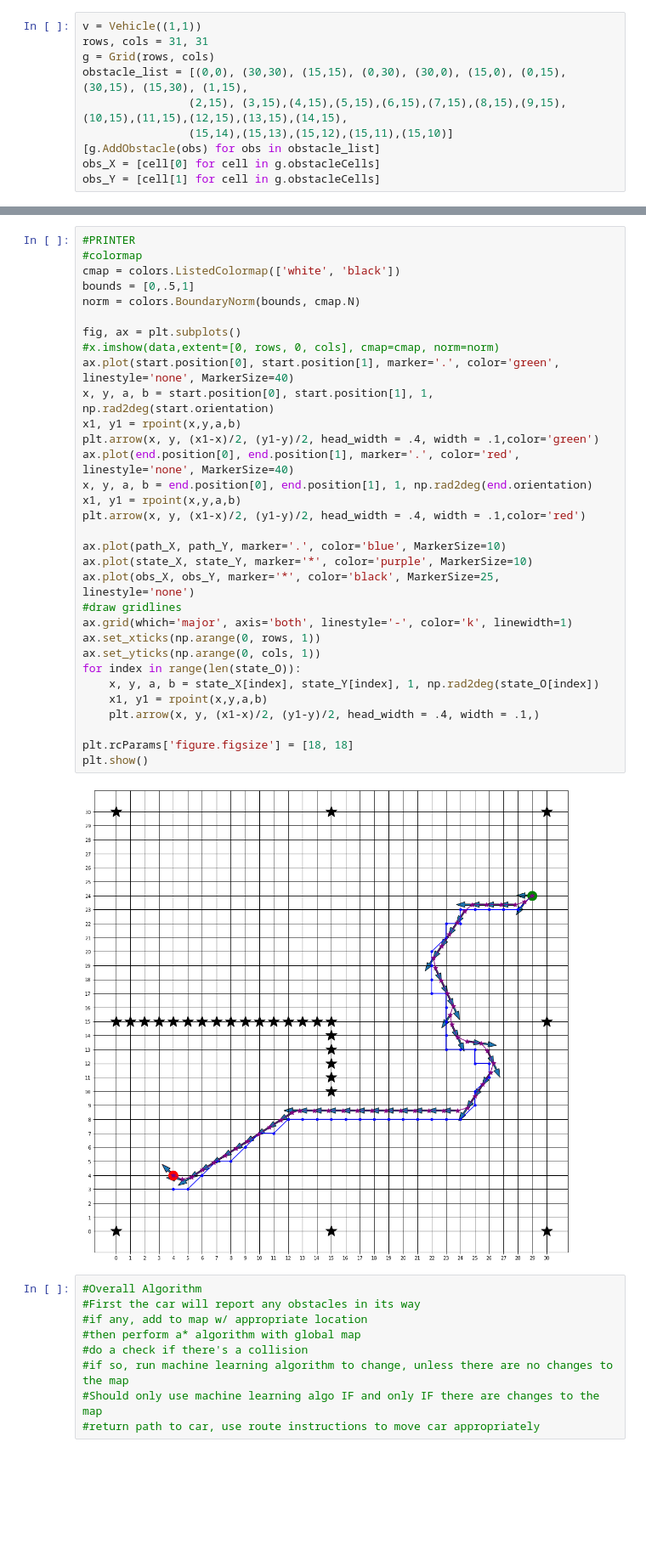
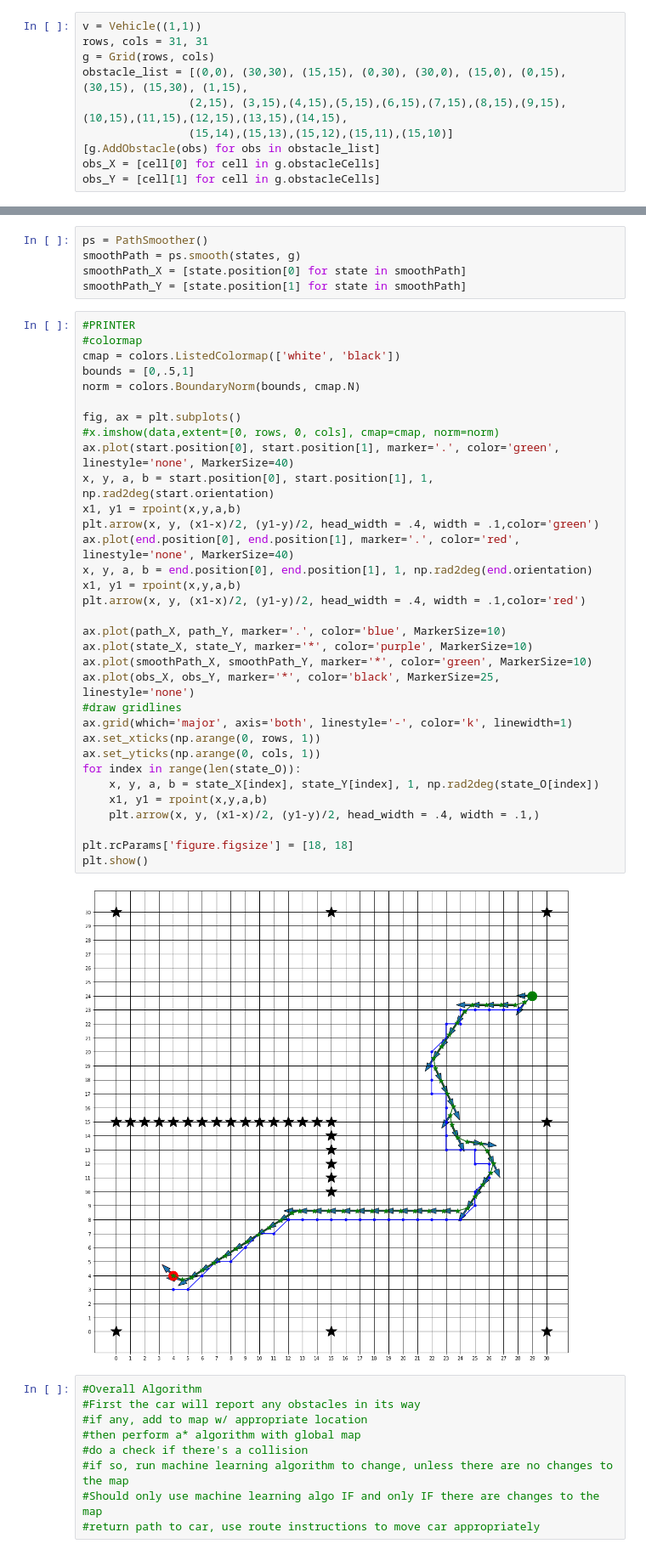
Before and after one commit to Globins/NeuralVroom, a Jupyter notebook: main.ipynb, the cells around one changed output, grey strips where cells are left out. Shown at 85% size. Cells and saved outputs as stored; diff of their text form; blank space fills up the shorter version.

Commit message:
Rough Draft of Smoother

```diff
--- a/main.ipynb
+++ b/main.ipynb
@@ -42,40 +50,46 @@ path_Y = [cell[1] for cell in path]
 state_X = [state.position[0] for state in states]
 state_Y = [state.position[1] for state in states]
 state_O = [state.orientation for state in states]
+# %%
+ps = PathSmoother()
+smoothPath = ps.smooth(states, g)
+smoothPath_X = [state.position[0] for state in smoothPath]
+smoothPath_Y = [state.position[1] for state in smoothPath]
 # %%
 #PRINTER
 #colormap
 cmap = colors.ListedColormap(['white', 'black'])
 bounds = [0,.5,1]
 norm = colors.BoundaryNorm(bounds, cmap.N)
 
 fig, ax = plt.subplots()
 #x.imshow(data,extent=[0, rows, 0, cols], cmap=cmap, norm=norm)
 ax.plot(start.position[0], start.position[1], marker='.', color='green', linestyle='none', MarkerSize=40)
 x, y, a, b = start.position[0], start.position[1], 1, np.rad2deg(start.orientation)
 x1, y1 = rpoint(x,y,a,b)
 plt.arrow(x, y, (x1-x)/2, (y1-y)/2, head_width = .4, width = .1,color='green')
 ax.plot(end.position[0], end.position[1], marker='.', color='red', linestyle='none', MarkerSize=40)
 x, y, a, b = end.position[0], end.position[1], 1, np.rad2deg(end.orientation)
 x1, y1 = rpoint(x,y,a,b)
 plt.arrow(x, y, (x1-x)/2, (y1-y)/2, head_width = .4, width = .1,color='red')
 
 ax.plot(path_X, path_Y, marker='.', color='blue', MarkerSize=10)
 ax.plot(state_X, state_Y, marker='*', color='purple', MarkerSize=10)
+ax.plot(smoothPath_X, smoothPath_Y, marker='*', color='green', MarkerSize=10)
 ax.plot(obs_X, obs_Y, marker='*', color='black', MarkerSize=25, linestyle='none')
 #draw gridlines
 ax.grid(which='major', axis='both', linestyle='-', color='k', linewidth=1)
 ax.set_xticks(np.arange(0, rows, 1))
 ax.set_yticks(np.arange(0, cols, 1))
 for index in range(len(state_O)):
     x, y, a, b = state_X[index], state_Y[index], 1, np.rad2deg(state_O[index])
     x1, y1 = rpoint(x,y,a,b)
     plt.arrow(x, y, (x1-x)/2, (y1-y)/2, head_width = .4, width = .1,)
 
 plt.rcParams['figure.figsize'] = [18, 18]
 plt.show()
 # %% [output]
-[figure, old version]
+[figure, new version]
 # %%
 #Overall Algorithm
 #First the car will report any obstacles in its way
```
Also changed, not shown: parts of 2 cells of this notebook, 1 other file.
